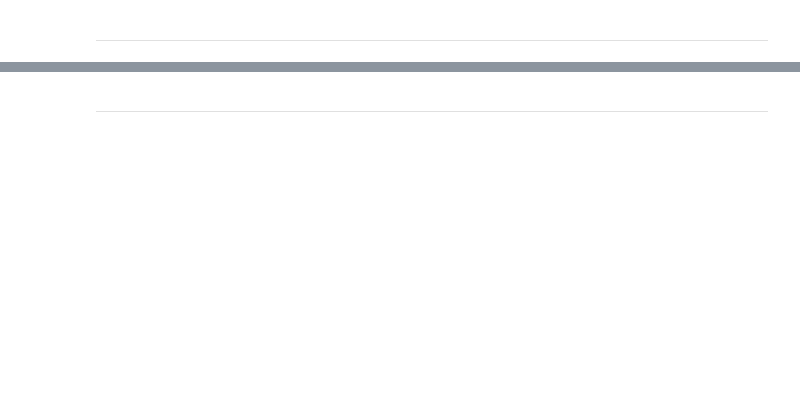
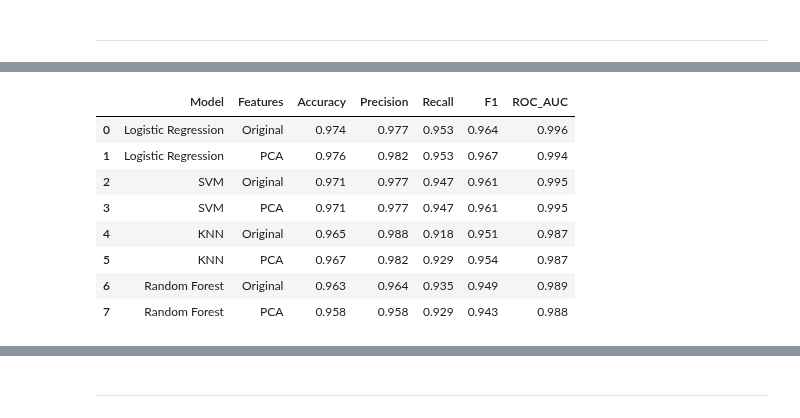
Before and after one commit to sati2799/breast-cancer-classification-ml, a Jupyter notebook: notebooks/breast_cancer_classification.ipynb, the cells around one changed output, grey strips where cells are left out. Saved outputs shown, nothing was run; the diff lists cells and outputs as text; code cells hidden in the pictures; blank space fills up the shorter version.

```diff
--- a/notebooks/breast_cancer_classification.ipynb
+++ b/notebooks/breast_cancer_classification.ipynb
@@ -699,19 +703,0 @@ Components for 95% variance: 10
-# %%
-# Logistic Regression
-log_model = LogisticRegression(max_iter=1000, random_state=42)
-log_model.fit(X_train_scaled, y_train)
-
-# SVM
-svm_model = SVC(probability=True, random_state=42)
-svm_model.fit(X_train_scaled, y_train)
-
-# KNN
-knn_model = KNeighborsClassifier(n_neighbors=5)
-knn_model.fit(X_train_scaled, y_train)
-
-# Random Forest (no scaling needed)
-rf_model = RandomForestClassifier(
-    n_estimators=200,             # number of trees in the forest | use 200 trees for more stable predictions
-    random_state=42
-)
-rf_model.fit(X_train, y_train);
@@ -875,0 +782,63 @@ Overall, Logistic Regression and SVM appear to be the most reliable models for t
+# %%
+# Use the same folds for all eight pipelines
+cv = StratifiedKFold(
+    n_splits=5,
+    shuffle=True,
+    random_state=42
+)
+
+# Focus on malignant tumors as the positive class (1)
+scoring = {
+    "Accuracy": "accuracy",
+    "Precision": "precision",
+    "Recall": "recall",
+    "F1": "f1",
+    "ROC_AUC": "roc_auc"
+}
+
+cv_results = []
+
+for (model_name, version), pipeline in model_pipelines.items():
+
+    scores = cross_validate(
+        pipeline,
+        X_train,
+        y_train,
+        cv=cv,
+        scoring=scoring,
+        n_jobs=-1
+    )
+
+    result = {
+        "Model": model_name,
+        "Features": version
+    }
+
+    for metric in scoring:
+        result[metric] = scores[
+            f"test_{metric}"
+        ].mean()
+
+        result[f"{metric}_Std"] = scores[
+            f"test_{metric}"
+        ].std()
+
+    cv_results.append(result)
+
+cv_summary = pd.DataFrame(cv_results)
+
+print("Cross-validation results:")
+display(
+    cv_summary[
+        [
+            "Model",
+            "Features",
+            "Accuracy",
+            "Precision",
+            "Recall",
+            "F1",
+            "ROC_AUC"
+        ]
+    ].round(3)
+)
+# %% [output]
@@ -875,0 +846,9 @@ Overall, Logistic Regression and SVM appear to be the most reliable models for t
+|  | Model | Features | Accuracy | Precision | Recall | F1 | ROC_AUC |
+| 0 | Logistic Regression | Original | 0.974 | 0.977 | 0.953 | 0.964 | 0.996 |
+| 1 | Logistic Regression | PCA | 0.976 | 0.982 | 0.953 | 0.967 | 0.994 |
+| 2 | SVM | Original | 0.971 | 0.977 | 0.947 | 0.961 | 0.995 |
+| 3 | SVM | PCA | 0.971 | 0.977 | 0.947 | 0.961 | 0.995 |
+| 4 | KNN | Original | 0.965 | 0.988 | 0.918 | 0.951 | 0.987 |
+| 5 | KNN | PCA | 0.967 | 0.982 | 0.929 | 0.954 | 0.987 |
+| 6 | Random Forest | Original | 0.963 | 0.964 | 0.935 | 0.949 | 0.989 |
+| 7 | Random Forest | PCA | 0.958 | 0.958 | 0.929 | 0.943 | 0.988 |
```
Also changed, not shown: parts of 49 cells of this notebook.
